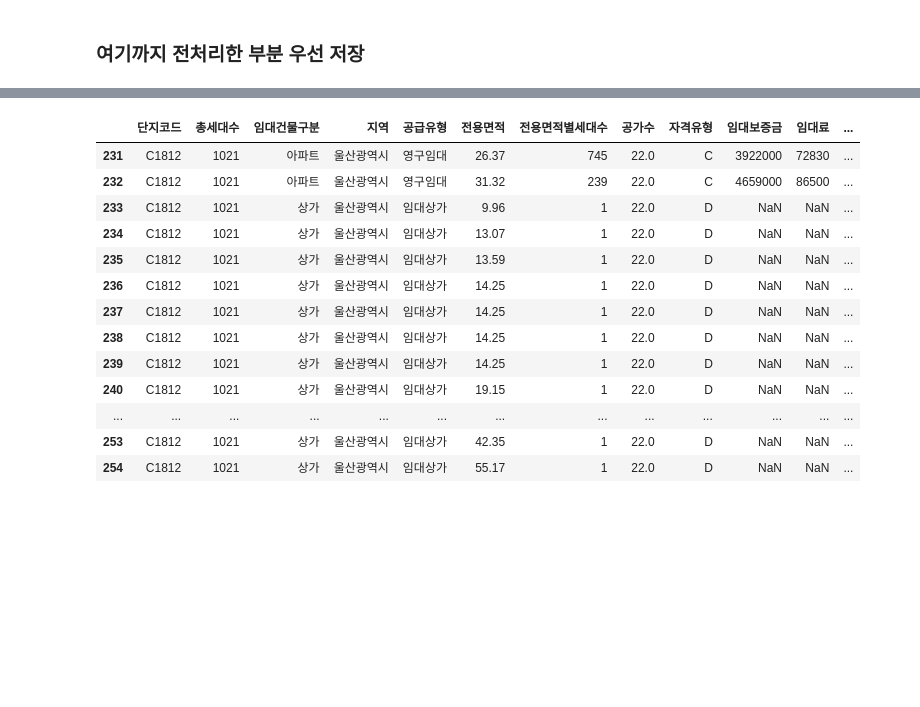
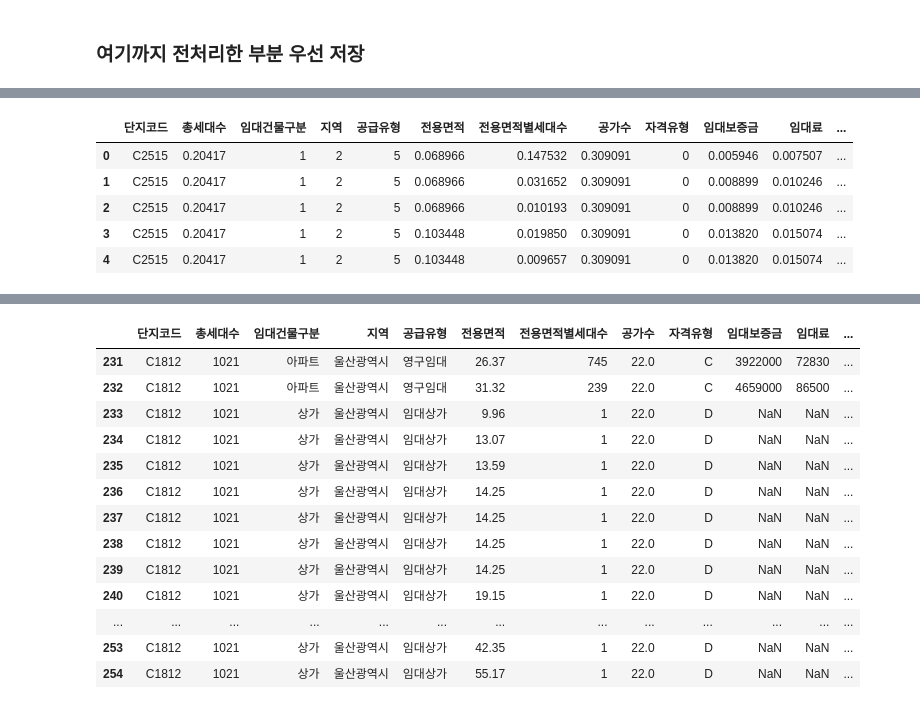
Before and after one commit to yejun-lee/DACON, a Jupyter notebook: Parking_demand/Parking_demand_07_16.ipynb, the cells around one changed output, grey strips where cells are left out. Saved outputs shown, nothing was run; the diff lists cells and outputs as text; code cells hidden in the pictures; blank space fills up the shorter version.

```diff
--- a/Parking_demand/Parking_demand_07_16.ipynb
+++ b/Parking_demand/Parking_demand_07_16.ipynb
@@ -1230,0 +1225,20 @@ test1.loc[test1['단지코드']=='C1812', :]
+# %%
+train1.drop('index', axis=1, inplace=True)
+test1.drop('index', axis=1, inplace=True)
+
+train1.columns = ['단지코드', '총세대수', '임대건물구분', '지역', '공급유형', '전용면적', '전용면적별세대수',
+       '공가수', '자격유형', '임대보증금', '임대료', '지하철',
+       '버스정류장', '단지내주차면수', '등록차량수', '분양완료']
+
+test1.columns = ['단지코드', '총세대수', '임대건물구분', '지역', '공급유형', '전용면적', '전용면적별세대수',
+       '공가수', '자격유형', '임대보증금', '임대료', '지하철',
+       '버스정류장', '단지내주차면수', '분양완료']
+# %%
+train1.head()
+# %% [output]
+|  | 단지코드 | 총세대수 | 임대건물구분 | 지역 | 공급유형 | 전용면적 | 전용면적별세대수 | 공가수 | 자격유형 | 임대보증금 | 임대료 | ... |
+| 0 | C2515 | 0.20417 | 1 | 2 | 5 | 0.068966 | 0.147532 | 0.309091 | 0 | 0.005946 | 0.007507 | ... |
+| 1 | C2515 | 0.20417 | 1 | 2 | 5 | 0.068966 | 0.031652 | 0.309091 | 0 | 0.008899 | 0.010246 | ... |
+| 2 | C2515 | 0.20417 | 1 | 2 | 5 | 0.068966 | 0.010193 | 0.309091 | 0 | 0.008899 | 0.010246 | ... |
+| 3 | C2515 | 0.20417 | 1 | 2 | 5 | 0.103448 | 0.019850 | 0.309091 | 0 | 0.013820 | 0.015074 | ... |
+| 4 | C2515 | 0.20417 | 1 | 2 | 5 | 0.103448 | 0.009657 | 0.309091 | 0 | 0.013820 | 0.015074 | ... |
```
Also changed, not shown: parts of 14 cells of this notebook, 1 other file.
